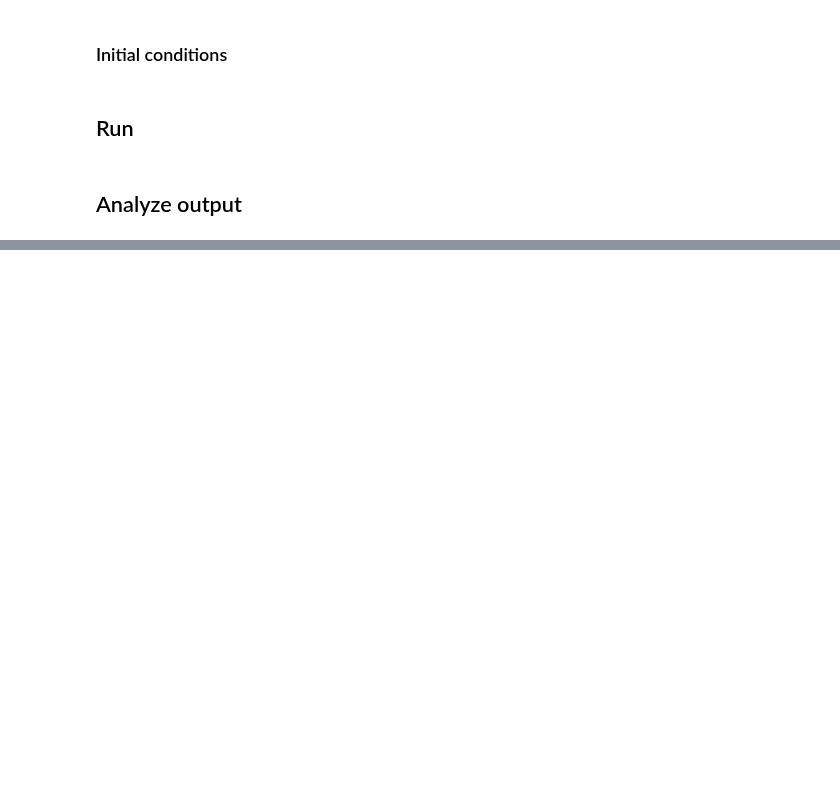
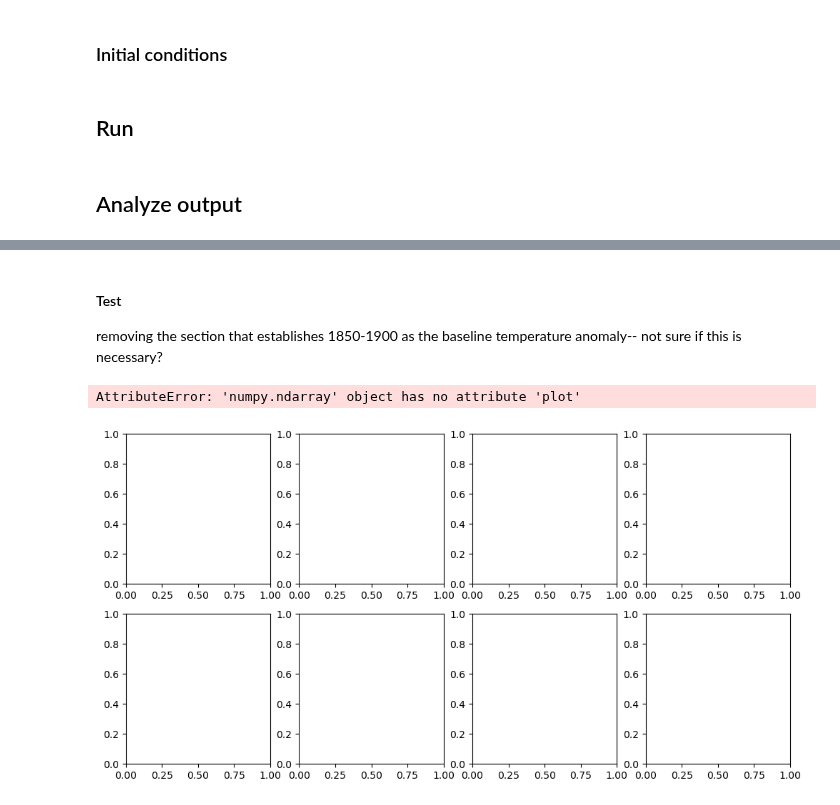
Before and after one commit to ericasimon16/woodwell_internship, a Jupyter notebook: parameter_ensemble.ipynb, the cells around one changed output, grey strips where cells are left out. Cells and saved outputs as stored; diff of their text form; code cells hidden in the pictures; blank space fills up the shorter version.

```diff
--- a/parameter_ensemble.ipynb
+++ b/parameter_ensemble.ipynb
@@ -213,2 +356,25 @@ f.fill_species_configs(filename='~/data/species_configs_properties_calibration1.
 # %% [markdown]
 ## Analyze output
+# %%
+fancy_titles = {
+    "ssp119": "SSP1-1.9",
+    "ssp126": "SSP1-2.6",
+    "ssp245": "SSP2-4.5",
+    "ssp370": "SSP3-7.0",
+    "ssp434": "SSP4-3.4",
+    "ssp460": "SSP4-6.0",
+    "ssp534-over": "SSP5-3.4-overshoot",
+    "ssp585": "SSP5-8.5",
+}
+
+# some nice colors provided
+ar6_colors = {
+    "ssp119": "#00a9cf",
+    "ssp126": "#003466",
+    "ssp245": "#f69320",
+    "ssp370": "#df0000",
+    "ssp434": "#2274ae",
+    "ssp460": "#b0724e",
+    "ssp534-over": "#92397a",
+    "ssp585": "#980002",
+}
@@ -214,0 +458,15 @@ f.fill_species_configs(filename='~/data/species_configs_properties_calibration1.
+# %% [markdown]
+#### Test
+removing the section that establishes 1850-1900 as the baseline temperature anomaly-- not sure if this is necessary?
+# %%
+fig, ax = plt.subplots(2, 4, figsize=(12, 6))
+
+for i, scenario in enumerate(scenarios):
+    # the mean temperature anomaly for the period 1850-1900
+    # weighting applied to adjust for timebounds
+    ax[i].plot(np.average(f.temperature.loc[dict(scenario=scenario, timebounds=np.arange(1850, 1902), layer=0)], weights=weights_51yr, axis=0),
+              color=ar6_colors[scenarios[i]])
+    ax[i].set_title(fancy_titles[scenarios[i]])
+# %% [output]
+AttributeError: 'numpy.ndarray' object has no attribute 'plot'
+[figure, added]
```
Also changed, not shown: parts of 30 cells of this notebook.
